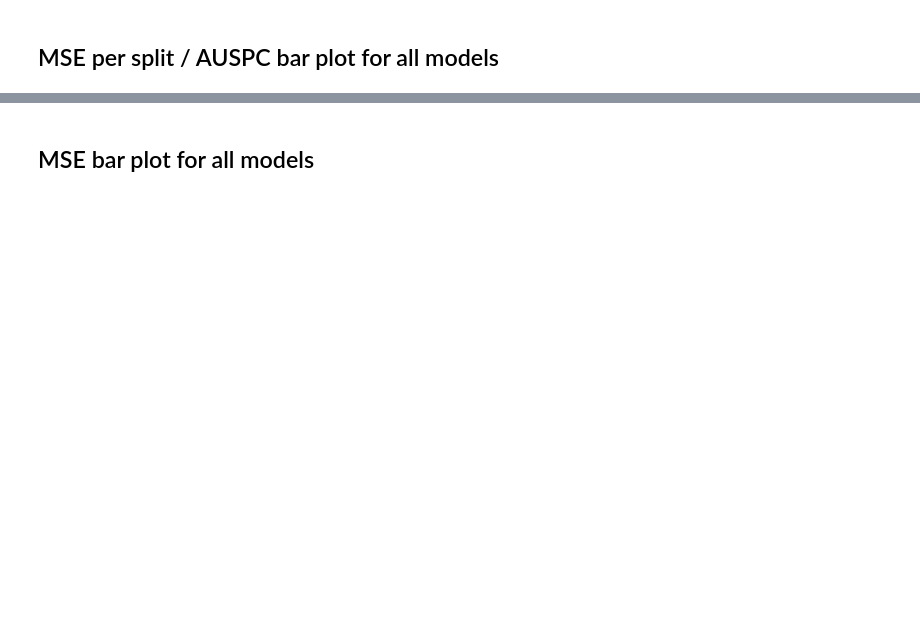
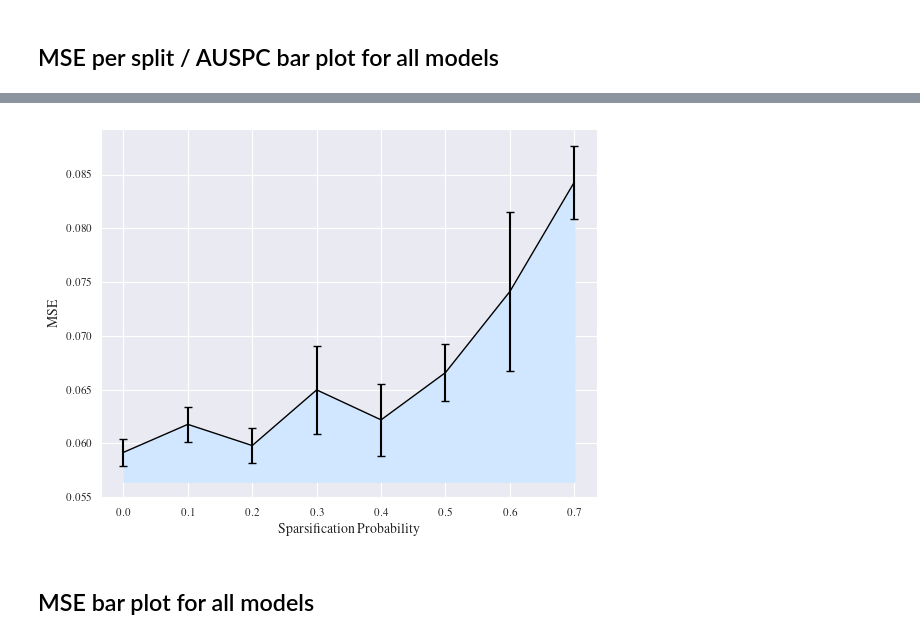
Before and after one commit to aaronwtr/PertEval, a Jupyter notebook: notebooks/plots/aggregated_perturbation_results.ipynb, the cells around one changed output, grey strips where cells are left out. Saved outputs shown, nothing was run; the diff lists cells and outputs as text; code cells hidden in the pictures; blank space fills up the shorter version.

```diff
--- a/notebooks/plots/aggregated_perturbation_results.ipynb
+++ b/notebooks/plots/aggregated_perturbation_results.ipynb
@@ -153,7 +204,8 @@ KeyError: 'data.split'
 # %%
-plot_spectral_curve(test_mse, shading=True, errbar=True, plot_shading_c_same=False)
-plt.savefig('paper_figs/baseline_full_spec_curve.pdf', dpi=300)
-plt.show()
+plot_spectral_curve(test_mse_mean, shading=True, errbar=True, plot_shading_c_same=False)
+plt.savefig('paper_figs/full_spec_curve_mean.pdf', dpi=300)
+# %% [output]
+[figure, added]
 # %% [markdown]
 ## MSE bar plot for all models
 # %%
```
Also changed, not shown: parts of 18 cells of this notebook, 8 other files.
